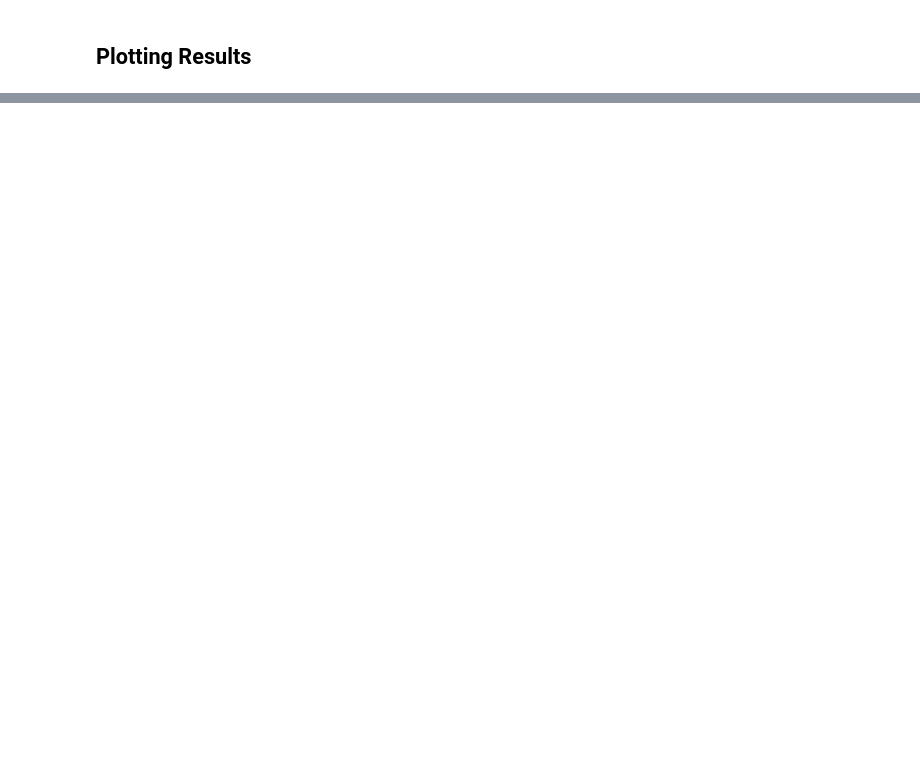
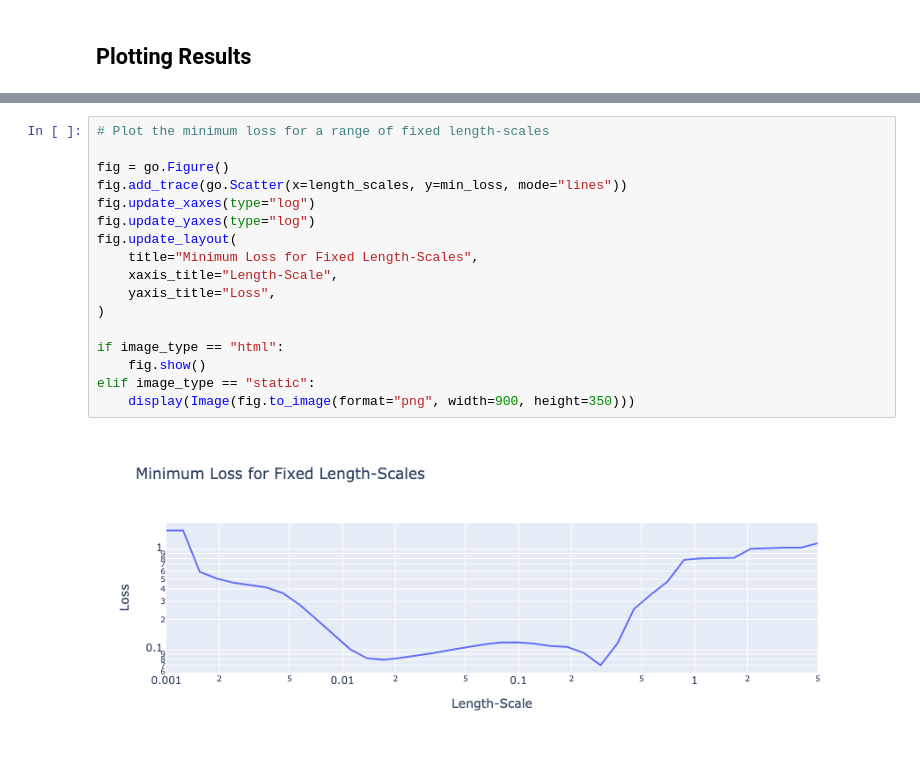
Before and after one commit to williamjsdavis/GP-cubed, a Jupyter notebook: hacking-non-stationary-GPs/0_naive_stationary_GP.ipynb, the cells around one changed output, grey strips where cells are left out. Saved outputs shown, nothing was run; the diff lists cells and outputs as text; blank space fills up the shorter version.

```diff
--- a/hacking-non-stationary-GPs/0_naive_stationary_GP.ipynb
+++ b/hacking-non-stationary-GPs/0_naive_stationary_GP.ipynb
@@ -228,0 +286,19 @@ elif image_type == "static":
+# %%
+# Plot the minimum loss for a range of fixed length-scales
+
+fig = go.Figure()
+fig.add_trace(go.Scatter(x=length_scales, y=min_loss, mode="lines"))
+fig.update_xaxes(type="log")
+fig.update_yaxes(type="log")
+fig.update_layout(
+    title="Minimum Loss for Fixed Length-Scales",
+    xaxis_title="Length-Scale",
+    yaxis_title="Loss",
+)
+
+if image_type == "html":
+    fig.show()
+elif image_type == "static":
+    display(Image(fig.to_image(format="png", width=900, height=350)))
+# %% [output]
+[figure, added]
```
Also changed, not shown: parts of 6 cells of this notebook.
